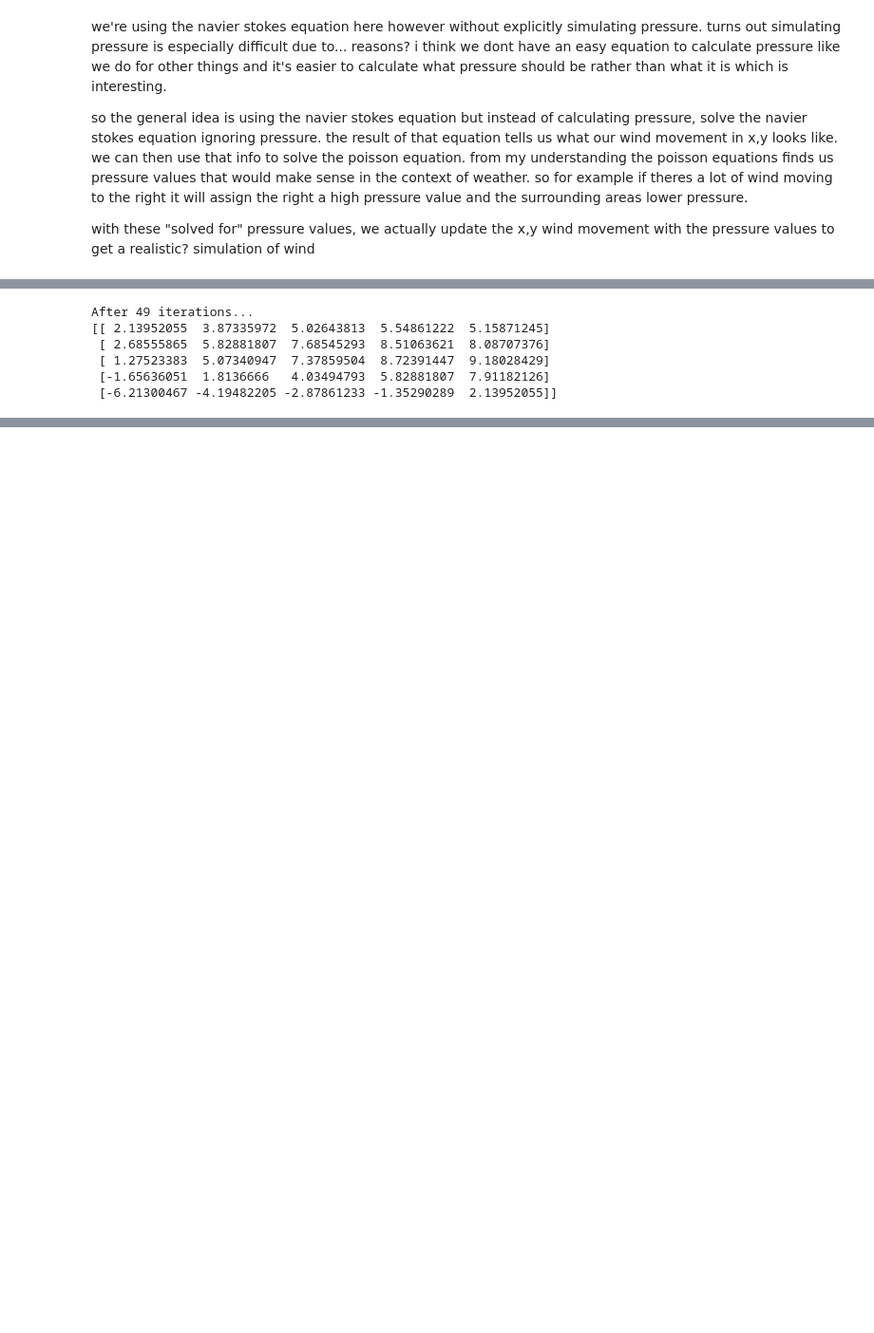
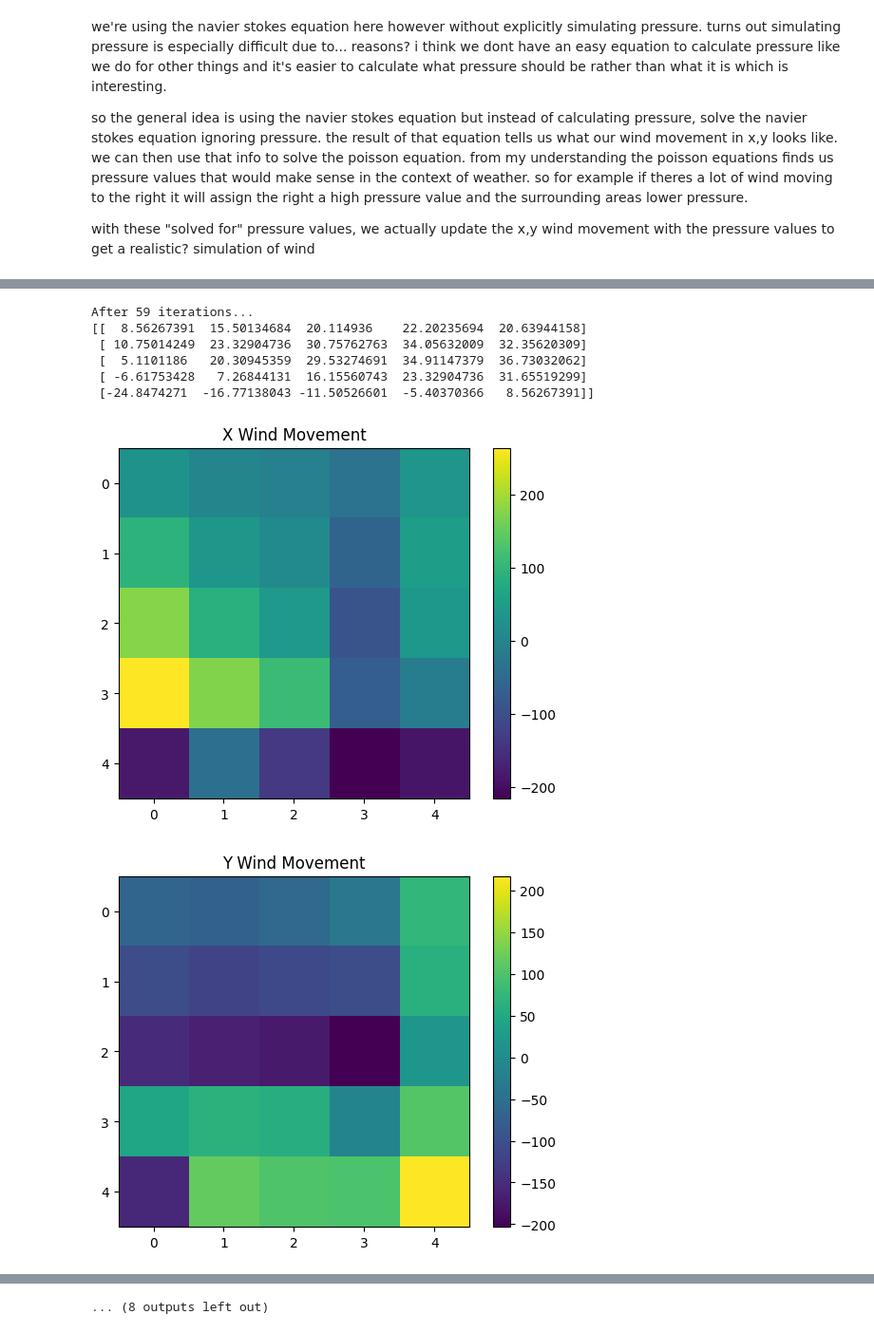
Before and after one commit to Antel0pe/WeatherSimulations, a Jupyter notebook: notebooks/NavierStokesIncompressibleModel.ipynb, the cells around one changed output, grey strips where cells are left out. Shown: that part at 95% size. Saved outputs shown, nothing was run; the diff lists cells and outputs as text; code cells hidden in the pictures; blank space fills up the shorter version.

Commit message:
plotting results but almost certainly an error somewhere

```diff
--- a/notebooks/NavierStokesIncompressibleModel.ipynb
+++ b/notebooks/NavierStokesIncompressibleModel.ipynb
@@ -43,7 +46,7 @@ stabalizedThresold = 0.001
 numIters = 0
 while np.abs(pressure - prevPressure).max() > stabalizedThresold:
     summedNeighborPressure = np.add.reduce(np.array(calculateNeighbors(pressure)))
-    cellDivergence = divergence(xWindMovement, yWindMovement)
+    cellDivergence = divergence(xPredictedWind, yPredictedWind)
     currentPressure = (summedNeighborPressure - cellDivergence)/4
 
     prevPressure = pressure
@@ -53,20 +56,12 @@ while np.abs(pressure - prevPressure).max() > stabalizedThresold:
 print(f'After {numIters} iterations...')
 print(pressure)
 # %% [output]
-After 49 iterations...
-[[ 2.13952055  3.87335972  5.02643813  5.54861222  5.15871245]
- [ 2.68555865  5.82881807  7.68545293  8.51063621  8.08707376]
- [ 1.27523383  5.07340947  7.37859504  8.72391447  9.18028429]
- [-1.65636051  1.8136666   4.03494793  5.82881807  7.91182126]
- [-6.21300467 -4.19482205 -2.87861233 -1.35290289  2.13952055]]
+After 59 iterations...
+[[  8.56267391  15.50134684  20.114936    22.20235694  20.63944158]
+ [ 10.75014249  23.32904736  30.75762763  34.05632009  32.35620309]
+ [  5.1101186   20.30945359  29.53274691  34.91147379  36.73032062]
+ [ -6.61753428   7.26844131  16.15560743  23.32904736  31.65519299]
+ [-24.8474271  -16.77138043 -11.50526601  -5.40370366   8.56267391]]
-# %%
-n,e,s,w = calculateNeighbors(xWindMovement)
-xPredictedWind = xWindMovement * (e - w)/(2*cellSize) - yWindMovement * (n - s)/(2*cellSize)
-xDiffusion = viscosity * ((e - 2*xWindMovement + w)/(cellSize**2) + (n - 2*xWindMovement + s)/(cellSize**2))
-
-n,e,s,w = calculateNeighbors(yWindMovement)
-yPredictedWind = xWindMovement * (e - w)/(2*cellSize) - yWindMovement * (n - s)/(2*cellSize)
-yDiffusion = viscosity * ((e - 2*yWindMovement + w)/(cellSize**2) + (n - 2*yWindMovement + s)/(cellSize**2))
 # %%
 n,e,s,w = calculateNeighbors(pressure)
 
@@ -75,5 +70,51 @@ yPressureGradient = (n-s)/(2*cellSize)
 
 # we multiply by timestep to scale the pressure according to timestep - more timesteps passing = greater movement as a result
 # we divide by density to scale the pressure according to how difficult it is to move air. for a very dense substance, it takes greater force, greater pressure to move it compared to low density fluid which will move easily
-xWindMovement = xWindMovement - timestep/density * xPressureGradient
-yWindMovement = yWindMovement - timestep/density * yPressureGradient
+xWindMovement = xPredictedWind - timestep/density * xPressureGradient
+yWindMovement = yPredictedWind - timestep/density * yPressureGradient
+# %%
+def plotData(data, title):
+    plt.imshow(data, cmap='viridis')
+    plt.colorbar()
+    plt.title(title)
+    plt.show()
+# %%
+for i in range(10):
+    n,e,s,w = calculateNeighbors(xWindMovement)
+    xAdvection = -1 * xWindMovement * (e - w)/(2*cellSize) - yWindMovement * (n - s)/(2*cellSize)
+    xDiffusion = viscosity * ((e - 2*xWindMovement + w)/(cellSize**2) + (n - 2*xWindMovement + s)/(cellSize**2))
+    xPredictedWind = xWindMovement + timestep * (xAdvection + xDiffusion)
+
+    n,e,s,w = calculateNeighbors(yWindMovement)
+    yAdvection = -1 * xWindMovement * (e - w)/(2*cellSize) - yWindMovement * (n - s)/(2*cellSize)
+    yDiffusion = viscosity * ((e - 2*yWindMovement + w)/(cellSize**2) + (n - 2*yWindMovement + s)/(cellSize**2))
+    yPredictedWind = yWindMovement + timestep * (yAdvection + yDiffusion)
+
+    prevPressure = np.full((5,5), np.inf)
+    pressure = np.zeros((5, 5))
+    stabalizedThresold = 0.001
+    numIters = 0
+    while np.abs(pressure - prevPressure).max() > stabalizedThresold:
+        summedNeighborPressure = np.add.reduce(np.array(calculateNeighbors(pressure)))
+        cellDivergence = divergence(xPredictedWind, yPredictedWind)
+        currentPressure = (summedNeighborPressure - cellDivergence)/4
+
+        prevPressure = pressure
+        pressure = currentPressure
+        numIters += 1
+
+    n,e,s,w = calculateNeighbors(pressure)
+
+    xPressureGradient = (e-w)/(2*cellSize)
+    yPressureGradient = (n-s)/(2*cellSize)
+
+    # we multiply by timestep to scale the pressure according to timestep - more timesteps passing = greater movement as a result
+    # we divide by density to scale the pressure according to how difficult it is to move air. for a very dense substance, it takes greater force, greater pressure to move it compared to low density fluid which will move easily
+    xWindMovement = xPredictedWind - timestep/density * xPressureGradient
+    yWindMovement = yPredictedWind - timestep/density * yPressureGradient
+
+    plotData(xWindMovement, 'X Wind Movement')
+    plotData(yWindMovement, 'Y Wind Movement')
+# %% [output]
+[figure, added]
+[figure, added]
@@ -79,0 +131 @@ yWindMovement = yWindMovement - timestep/density * yPressureGradient
+... (8 outputs left out)
```
Also changed, not shown: parts of 4 cells of this notebook.
